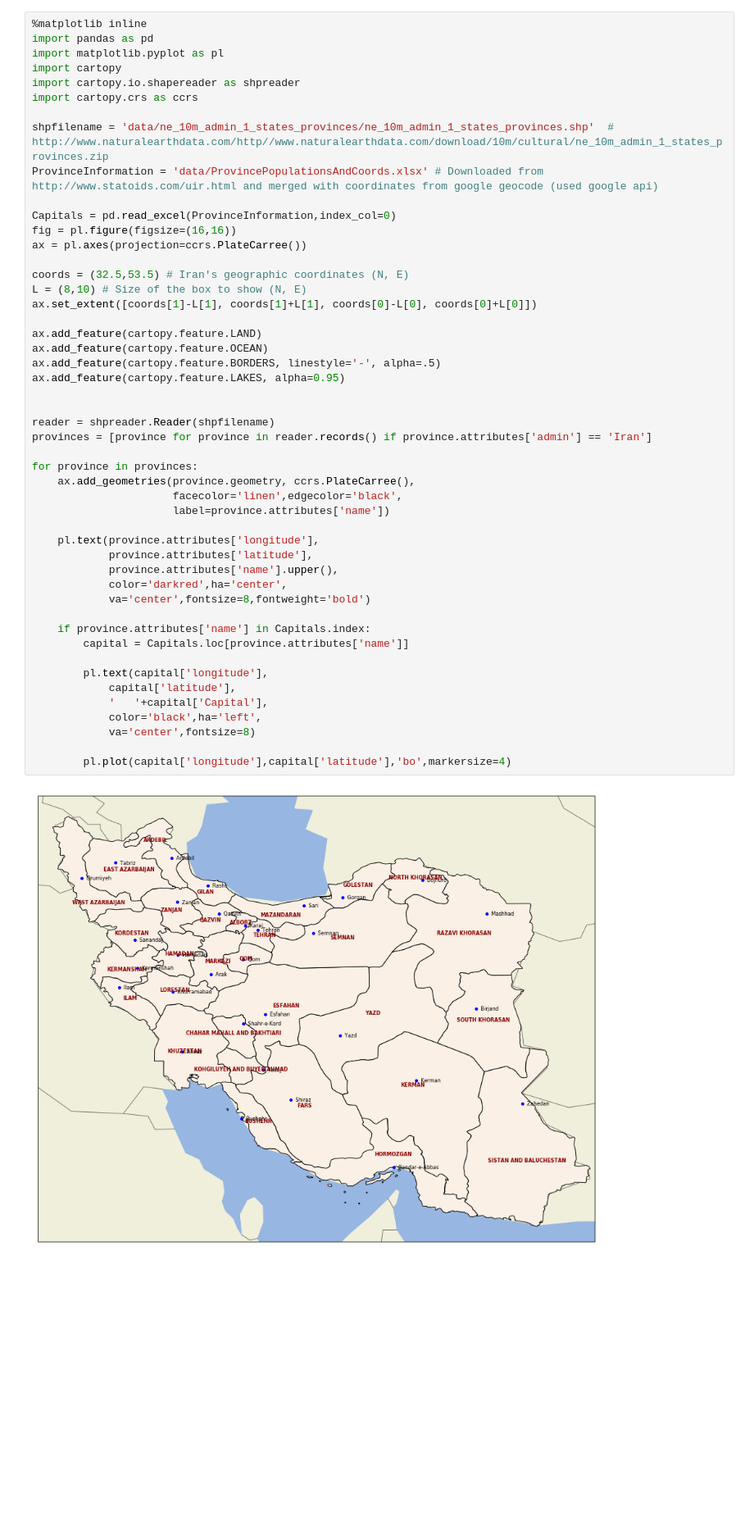
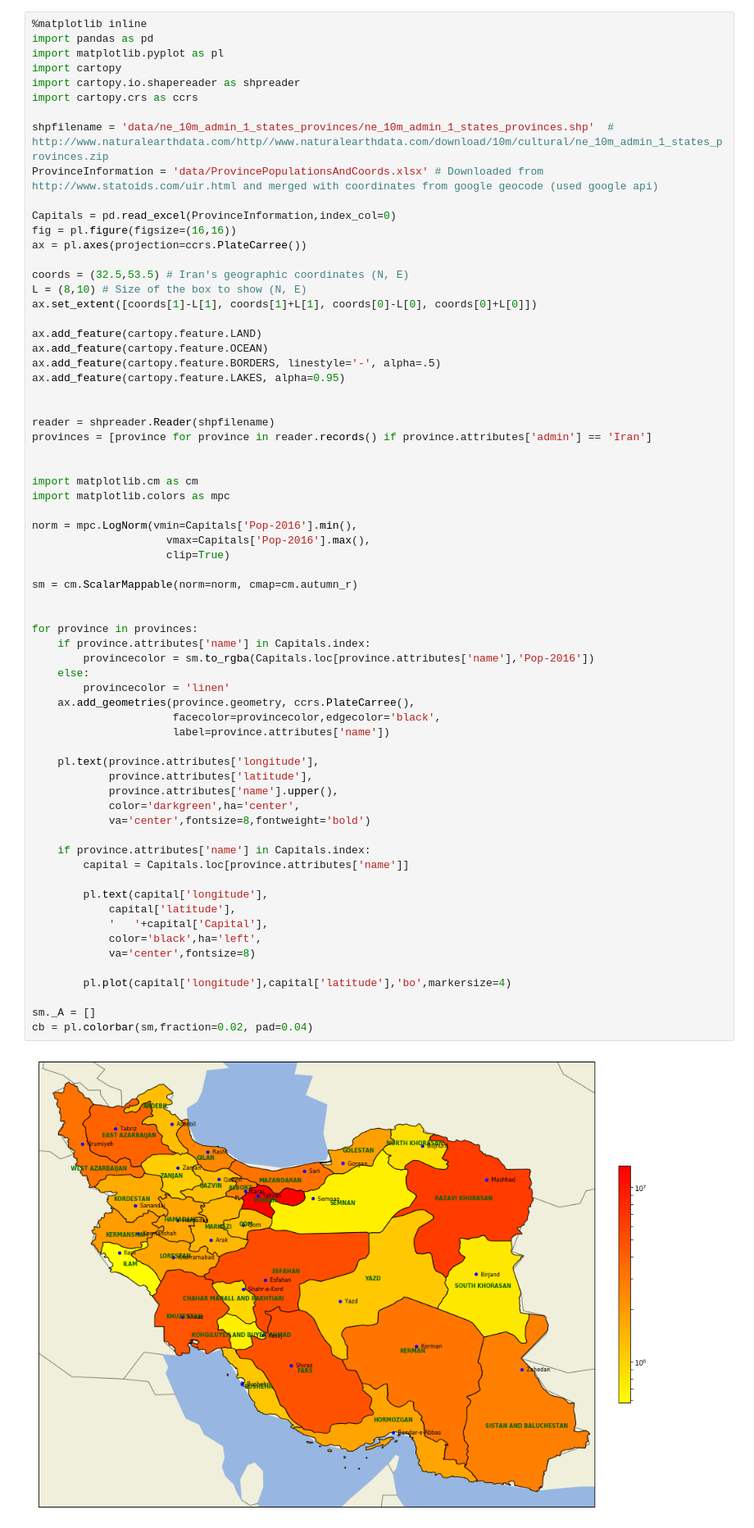
Before and after one commit to javadnoorb/iranmap, a Jupyter notebook: IranMap.ipynb, the cells around one changed output. Shown: that part at 82% size. Saved outputs shown, nothing was run; the diff lists cells and outputs as text; blank space fills up the shorter version.

Commit message:
Changed colors
Colors represent population

```diff
--- a/IranMap.ipynb
+++ b/IranMap.ipynb
@@ -19,33 +19,51 @@ ax.set_extent([coords[1]-L[1], coords[1]+L[1], coords[0]-L[0], coords[0]+L[0]])
 
 ax.add_feature(cartopy.feature.LAND)
 ax.add_feature(cartopy.feature.OCEAN)
 ax.add_feature(cartopy.feature.BORDERS, linestyle='-', alpha=.5)
 ax.add_feature(cartopy.feature.LAKES, alpha=0.95)
 
 
 reader = shpreader.Reader(shpfilename)
 provinces = [province for province in reader.records() if province.attributes['admin'] == 'Iran']
 
+
+import matplotlib.cm as cm
+import matplotlib.colors as mpc
+
+norm = mpc.LogNorm(vmin=Capitals['Pop-2016'].min(),
+                     vmax=Capitals['Pop-2016'].max(),
+                     clip=True)
+
+sm = cm.ScalarMappable(norm=norm, cmap=cm.autumn_r)
+
+
 for province in provinces:
+    if province.attributes['name'] in Capitals.index:
+        provincecolor = sm.to_rgba(Capitals.loc[province.attributes['name'],'Pop-2016'])
+    else:
+        provincecolor = 'linen'
     ax.add_geometries(province.geometry, ccrs.PlateCarree(),
-                      facecolor='linen',edgecolor='black',
+                      facecolor=provincecolor,edgecolor='black',
                       label=province.attributes['name'])
 
     pl.text(province.attributes['longitude'],
             province.attributes['latitude'],
             province.attributes['name'].upper(),
-            color='darkred',ha='center',
+            color='darkgreen',ha='center',
             va='center',fontsize=8,fontweight='bold')
 
     if province.attributes['name'] in Capitals.index:
         capital = Capitals.loc[province.attributes['name']]
 
         pl.text(capital['longitude'],
             capital['latitude'],
             '   '+capital['Capital'],
             color='black',ha='left',
             va='center',fontsize=8)
 
         pl.plot(capital['longitude'],capital['latitude'],'bo',markersize=4)
+
+sm._A = []
+cb = pl.colorbar(sm,fraction=0.02, pad=0.04)
 # %% [output]
-[figure, old version]
+[figure, new version]
```
